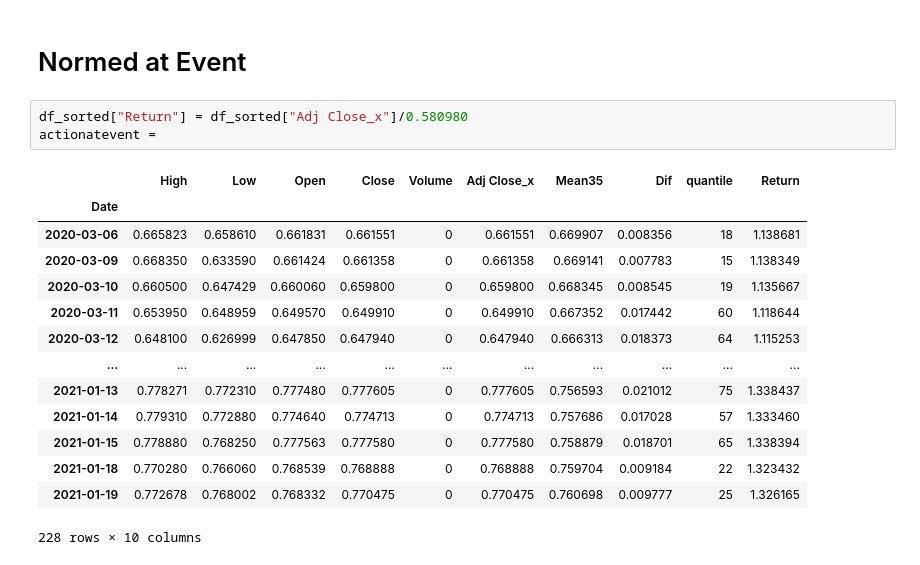
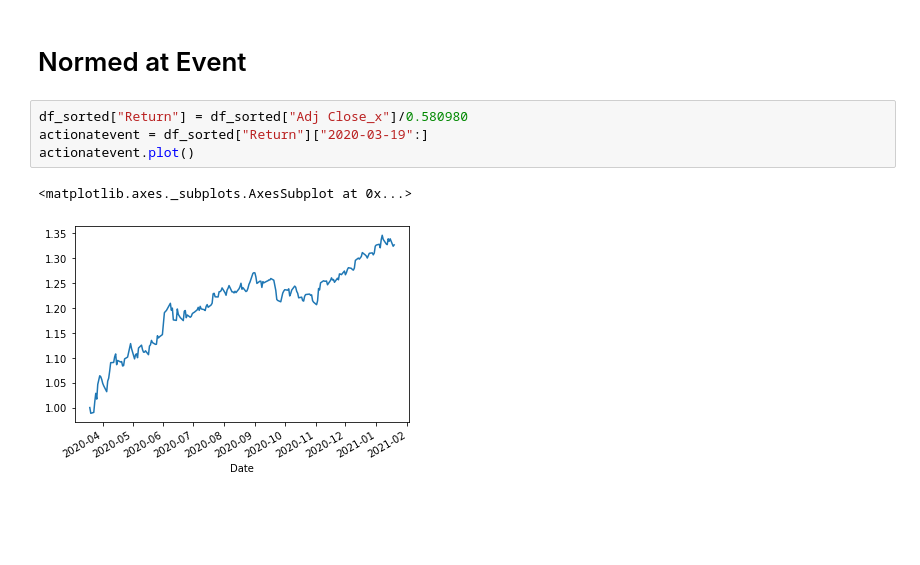
Before and after one commit to tutalae/practice-for-analysing-and-predict-the-price-of-crypto-currency, a Jupyter notebook: Price_Check.ipynb, the cells around one changed output. Cells and saved outputs as stored; diff of their text form; blank space fills up the shorter version.

```diff
--- a/Price_Check.ipynb
+++ b/Price_Check.ipynb
@@ -285,19 +285,8 @@ df_sort[df_sort['quantile']<3]
 # Normed at Event
 # %%
 df_sorted["Return"] = df_sorted["Adj Close_x"]/0.580980
-actionatevent =
+actionatevent = df_sorted["Return"]["2020-03-19":]
+actionatevent.plot()
 # %% [output]
-|  | High | Low | Open | Close | Volume | Adj Close_x | Mean35 | Dif | quantile | Return |
-| Date |  |  |  |  |  |  |  |  |  |  |
-| 2020-03-06 | 0.665823 | 0.658610 | 0.661831 | 0.661551 | 0 | 0.661551 | 0.669907 | 0.008356 | 18 | 1.138681 |
-| 2020-03-09 | 0.668350 | 0.633590 | 0.661424 | 0.661358 | 0 | 0.661358 | 0.669141 | 0.007783 | 15 | 1.138349 |
-| 2020-03-10 | 0.660500 | 0.647429 | 0.660060 | 0.659800 | 0 | 0.659800 | 0.668345 | 0.008545 | 19 | 1.135667 |
-| 2020-03-11 | 0.653950 | 0.648959 | 0.649570 | 0.649910 | 0 | 0.649910 | 0.667352 | 0.017442 | 60 | 1.118644 |
-| 2020-03-12 | 0.648100 | 0.626999 | 0.647850 | 0.647940 | 0 | 0.647940 | 0.666313 | 0.018373 | 64 | 1.115253 |
-| ... | ... | ... | ... | ... | ... | ... | ... | ... | ... | ... |
-| 2021-01-13 | 0.778271 | 0.772310 | 0.777480 | 0.777605 | 0 | 0.777605 | 0.756593 | 0.021012 | 75 | 1.338437 |
-| 2021-01-14 | 0.779310 | 0.772880 | 0.774640 | 0.774713 | 0 | 0.774713 | 0.757686 | 0.017028 | 57 | 1.333460 |
-| 2021-01-15 | 0.778880 | 0.768250 | 0.777563 | 0.777580 | 0 | 0.777580 | 0.758879 | 0.018701 | 65 | 1.338394 |
-| 2021-01-18 | 0.770280 | 0.766060 | 0.768539 | 0.768888 | 0 | 0.768888 | 0.759704 | 0.009184 | 22 | 1.323432 |
-| 2021-01-19 | 0.772678 | 0.768002 | 0.768332 | 0.770475 | 0 | 0.770475 | 0.760698 | 0.009777 | 25 | 1.326165 |
-228 rows × 10 columns
+<matplotlib.axes._subplots.AxesSubplot at 0x...>
+[figure, added]
```
